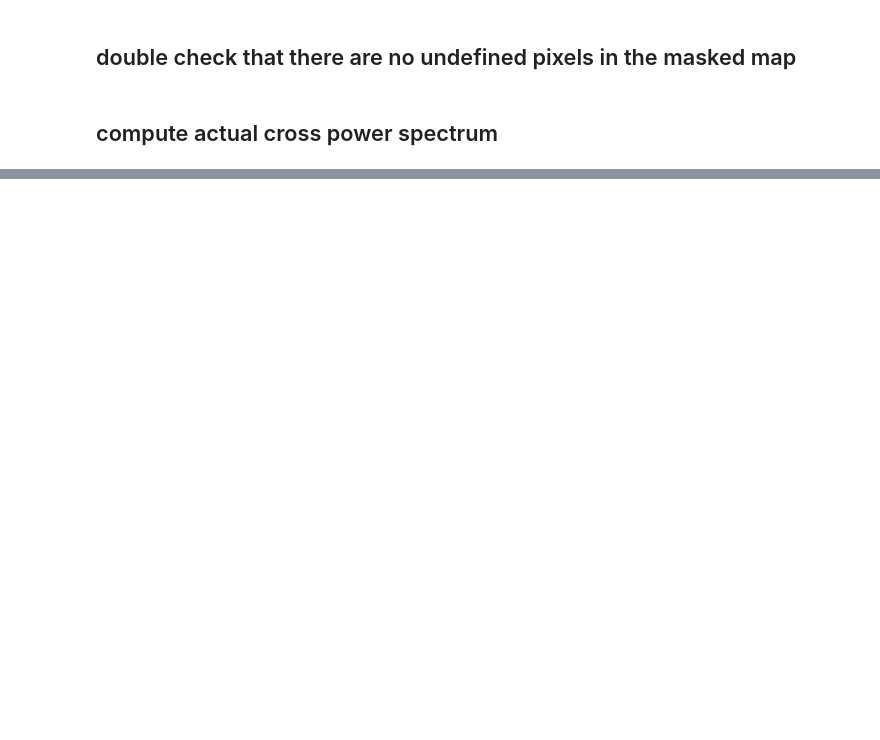
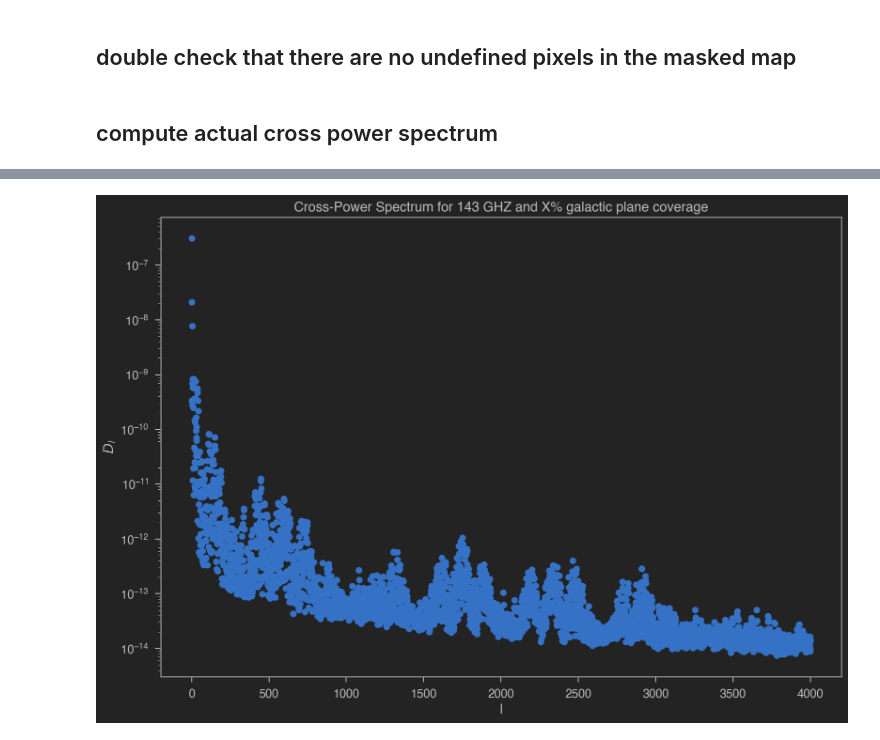
Before and after one commit to raul-bermejo/cmb_geometry, a Jupyter notebook: sandpit.ipynb, the cells around one changed output, grey strips where cells are left out. Drawn from its saved outputs; the diff is of its cells as text; code cells hidden in the pictures; blank space fills up the shorter version.

```diff
--- a/sandpit.ipynb
+++ b/sandpit.ipynb
@@ -151,19 +156,21 @@ D_l = find_power_spectrum(a_lm_1, a_lm_2, beamf_hm1, beamf_hm2, pseudo_return=Tr
 # %%
-l = np.arange(len(C_l))
+l = np.arange(len(D_l))
 #C_l_binned = l*(l+1)+C_l/(2*np.pi)
 galperc = 'X'
 
 fig, ax = plt.subplots(figsize=(13,9))
 
 ax.plot(l, D_l, 'o')
 #ax.set_xlim([100,4000])
 ax.set_yscale('log')
 
 ax.set_xlabel('l')
 #ax.set_ylabel(r'$\frac{l(l-1)}{2\pi} C_l$')
 ax.set_ylabel(r'$D_l$')
 ax.set_title(f'Cross-Power Spectrum for 143 GHZ and {galperc}% galactic plane coverage')
 
 plt.show()
+# %% [output]
+[figure, added]
 # %%
 print(C_l)
```
Also changed, not shown: parts of 3 cells of this notebook.
